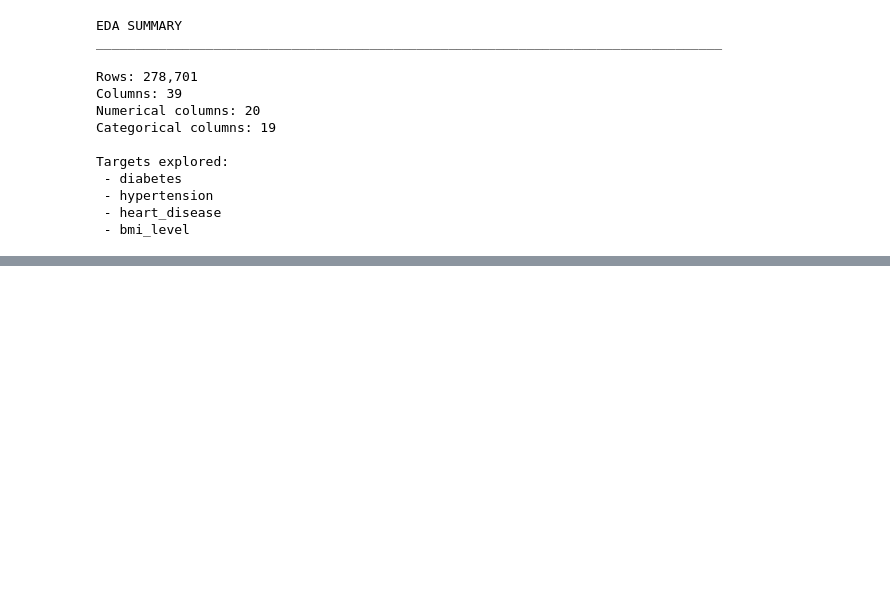
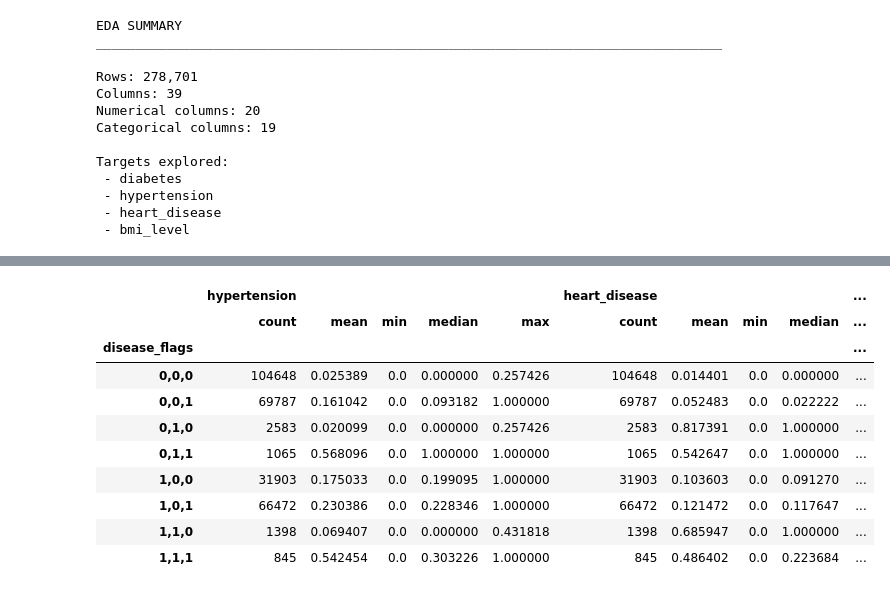
Before and after one commit to to-bits/multidisease-risk-profiler, a Jupyter notebook: notebooks/03_eda.ipynb, the cells around one changed output, grey strips where cells are left out. Drawn from its saved outputs; the diff is of its cells as text; code cells hidden in the pictures; blank space fills up the shorter version.

```diff
--- a/notebooks/03_eda.ipynb
+++ b/notebooks/03_eda.ipynb
@@ -653,0 +765,24 @@ Targets explored:
+# %%
+# Compare the suspicious numerical targets with disease_flags
+
+if "disease_flags" in df.columns:
+
+    display(
+        df.groupby("disease_flags")[
+            ["hypertension", "heart_disease"]
+        ].agg(
+            ["count", "mean", "min", "median", "max"]
+        )
+    )
+# %% [output]
+|  | hypertension |  |  |  |  | heart_disease |  |  |  | ... |
+|  | count | mean | min | median | max | count | mean | min | median | ... |
+| disease_flags |  |  |  |  |  |  |  |  |  | ... |
+| 0,0,0 | 104648 | 0.025389 | 0.0 | 0.000000 | 0.257426 | 104648 | 0.014401 | 0.0 | 0.000000 | ... |
+| 0,0,1 | 69787 | 0.161042 | 0.0 | 0.093182 | 1.000000 | 69787 | 0.052483 | 0.0 | 0.022222 | ... |
+| 0,1,0 | 2583 | 0.020099 | 0.0 | 0.000000 | 0.257426 | 2583 | 0.817391 | 0.0 | 1.000000 | ... |
+| 0,1,1 | 1065 | 0.568096 | 0.0 | 1.000000 | 1.000000 | 1065 | 0.542647 | 0.0 | 1.000000 | ... |
+| 1,0,0 | 31903 | 0.175033 | 0.0 | 0.199095 | 1.000000 | 31903 | 0.103603 | 0.0 | 0.091270 | ... |
+| 1,0,1 | 66472 | 0.230386 | 0.0 | 0.228346 | 1.000000 | 66472 | 0.121472 | 0.0 | 0.117647 | ... |
+| 1,1,0 | 1398 | 0.069407 | 0.0 | 0.000000 | 0.431818 | 1398 | 0.685947 | 0.0 | 1.000000 | ... |
+| 1,1,1 | 845 | 0.542454 | 0.0 | 0.303226 | 1.000000 | 845 | 0.486402 | 0.0 | 0.223684 | ... |
```
Also changed, not shown: parts of 4 cells of this notebook.
